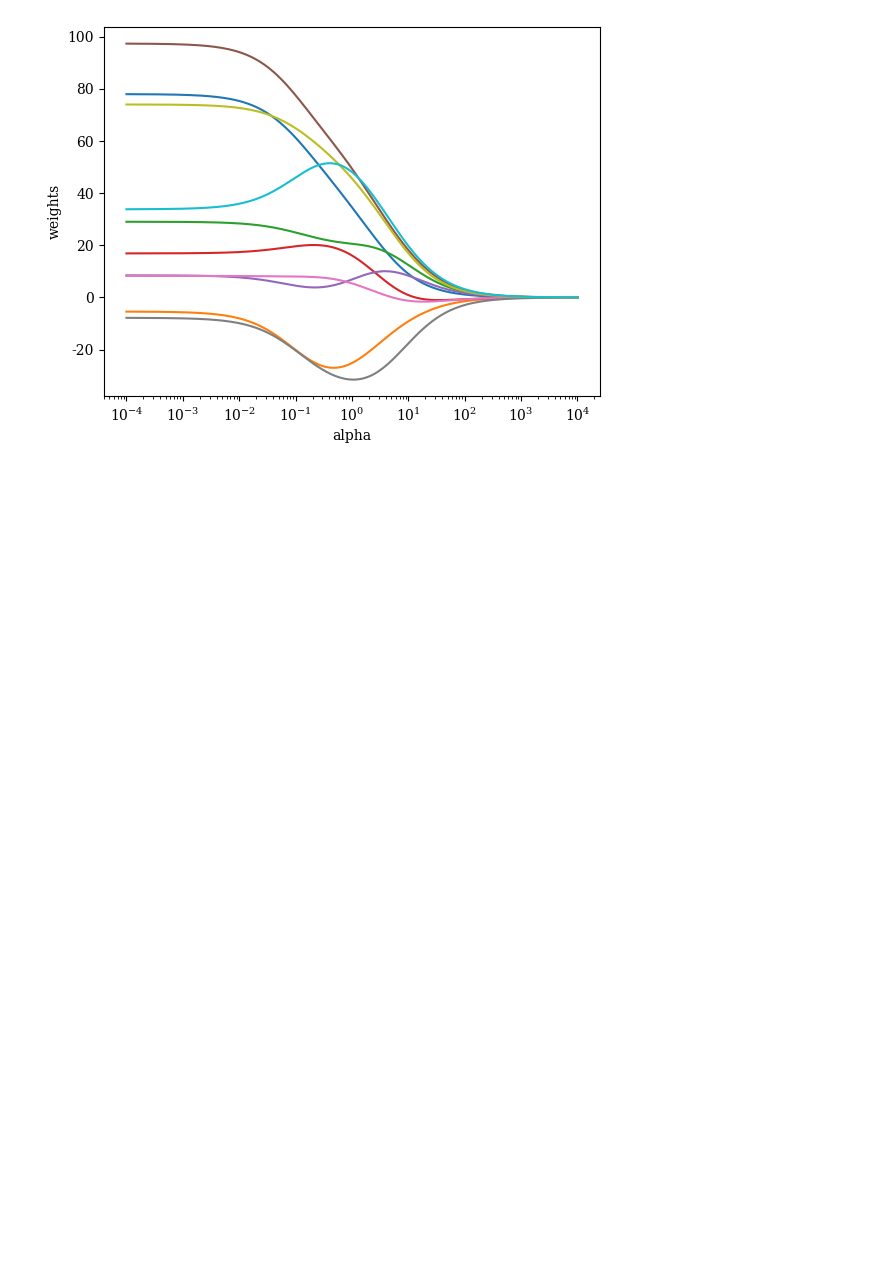
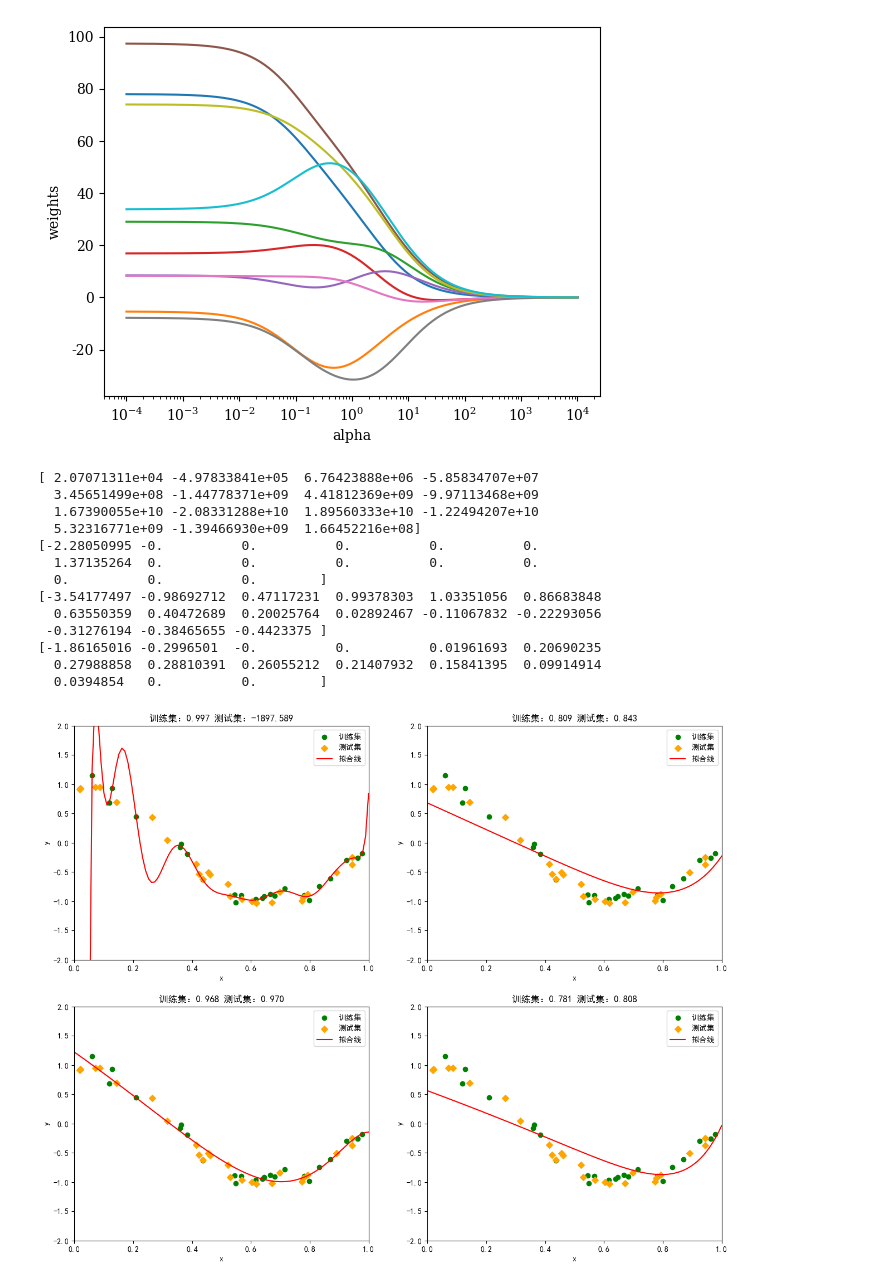
Before and after one commit to dudululv/first-python-project, a Jupyter notebook: 29.12.4/1polynomialexpansion.ipynb, the cells around one changed output. Cells and saved outputs as stored; diff of their text form; code cells hidden in the pictures; blank space fills up the shorter version.

```diff
--- a/29.12.4/1polynomialexpansion.ipynb
+++ b/29.12.4/1polynomialexpansion.ipynb
@@ -211,3 +211,44 @@ ax.set_ylabel("weights")
 # %% [output]
 Text(0, 0.5, 'weights')
 [figure]
+# %%
+from sklearn.linear_model import ElasticNet,Lasso
+
+import matplotlib.pyplot as plt
+
+plt.rcParams["font.family"] = "SimHei"  # 指定黑体
+plt.rcParams["axes.unicode_minus"] = False  # 解决负号显示问题
+
+np.random.seed(0)
+x = np.random.rand(50)
+y = true_fun(x) + np.random.randn(len(x)) * 0.1
+X = x[:, np.newaxis]
+X_train, X_test, y_train, y_test = train_test_split(X, y, test_size=0.5, random_state=0)
+models = [
+    ("线性回归（无正则化）", LinearRegression()),
+    ("L1正则化", Lasso(alpha=0.02)),
+    ("L2正则化", Ridge(alpha=0.02)),
+    ("ElasticNet", ElasticNet(alpha=0.02, l1_ratio=0.5))
+]
+plt.figure(figsize=(15, 12))
+for i, (name, model) in enumerate(models):
+    plt.subplot(2, 2, i + 1)
+    pipe = Pipeline([("poly", PolynomialFeatures(degree=15, include_bias=False)),
+                    ("model", model)])
+    fit_and_plot(pipe)
+    print(model.coef_)
+# %% [output]
+[ 2.07071311e+04 -4.97833841e+05  6.76423888e+06 -5.85834707e+07
+  3.45651499e+08 -1.44778371e+09  4.41812369e+09 -9.97113468e+09
+  1.67390055e+10 -2.08331288e+10  1.89560333e+10 -1.22494207e+10
+  5.32316771e+09 -1.39466930e+09  1.66452216e+08]
+[-2.28050995 -0.          0.          0.          0.          0.
+  1.37135264  0.          0.          0.          0.          0.
+  0.          0.          0.        ]
+[-3.54177497 -0.98692712  0.47117231  0.99378303  1.03351056  0.86683848
+  0.63550359  0.40472689  0.20025764  0.02892467 -0.11067832 -0.22293056
+ -0.31276194 -0.38465655 -0.4423375 ]
+[-1.86165016 -0.2996501  -0.          0.          0.01961693  0.20690235
+  0.27988858  0.28810391  0.26055212  0.21407932  0.15841395  0.09914914
+  0.0394854   0.          0.        ]
+[figure, added]
```
Also changed, not shown: parts of 2 cells of this notebook, 2 other files.
